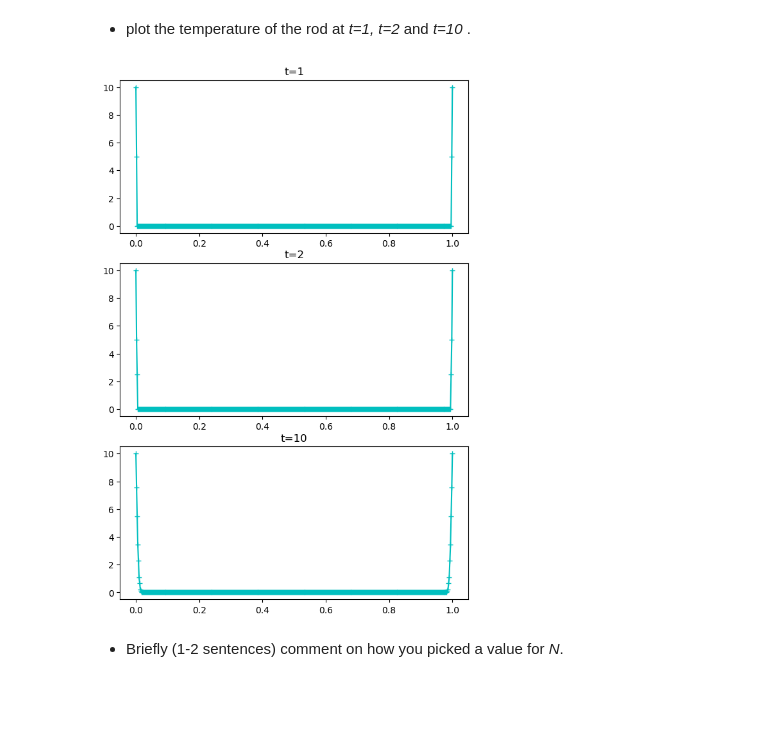
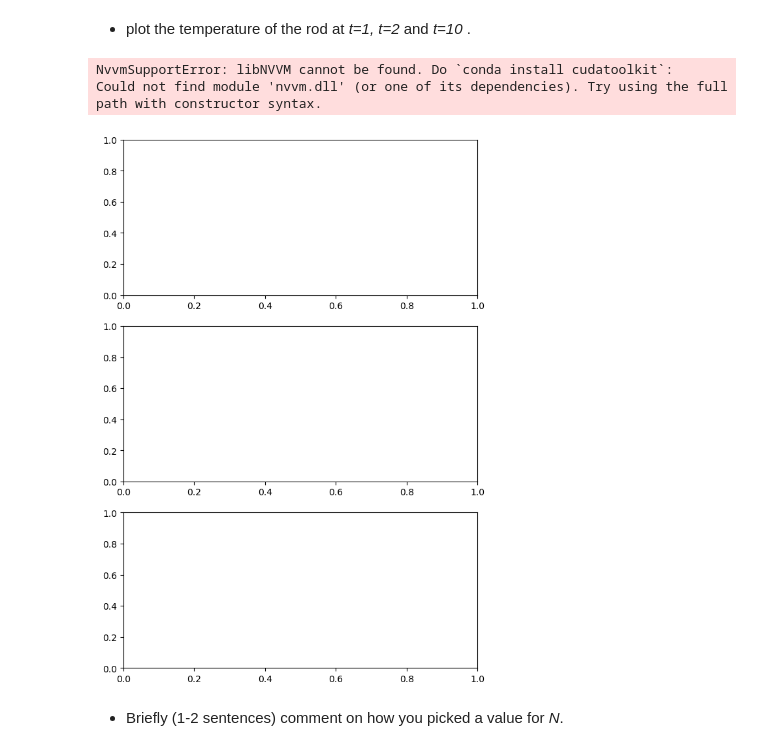
Before and after one commit to YRYoung/HPC, a Jupyter notebook: Assigenment/Assignment_2.ipynb, the cells around one changed output. Cells and saved outputs as stored; diff of their text form; code cells hidden in the pictures; blank space fills up the shorter version.

```diff
--- a/Assigenment/Assignment_2.ipynb
+++ b/Assigenment/Assignment_2.ipynb
@@ -280,0 +219,20 @@ plt.show()
+# %%
+% matplotlib inline
+from matplotlib import pyplot as plt
+from matplotlib import cm
+
+N = 500
+t = 400
+
+sol = solve_u(N, t)
+fig = plt.figure(figsize=(8, 8))
+ax = fig.gca(projection='3d')
+ticksX = np.linspace(0, t, N * t + 1)
+ticksY = np.linspace(0, 1, N + 1)
+X, Y = np.meshgrid(ticksX, ticksY)
+surf = ax.plot_surface(X, Y, sol, antialiased=False, cmap=cm.coolwarm)
+ax.set_xlabel(r'$t$')
+ax.set_ylabel(r'$x$')
+ax.set_zlabel(r'$temperature$')
+
+plt.show()
@@ -281,25 +241,27 @@ plt.show()
 # %% [markdown]
 * plot the temperature of the rod at *t=1, t=2* and *t=10* .
 # %%
-from scipy.sparse.linalg import spsolve
+from tqdm.notebook import tqdm
 import matplotlib.pyplot as plt
+import numpy as np
 
-Ts = [1, 2, 10]
-N = 500
+N = 120
+Ts = np.array([1, 2, 10]) * N
 
 fig, ax = plt.subplots(len(Ts), 1, figsize=(7, len(Ts) * 3.5))
-for i, t in enumerate(Ts):
-    A, f = generate_tem_mat(N)
-    u = spsolve(A, f).reshape((N + 1, N + 1))
+u = solve_u_gpu(N, np.max(Ts))
 
-    x = np.linspace(0, N, N + 1)
-    ax[i].plot(x / N, u[t, :], 'c+-')
-    # ax[i].plot(x, u[t - 1:len(u):N + 1])
-    ax[i].set_title('t=' + str(t))
+x = np.linspace(0, 1, N + 1)
+
+for count, t in enumerate(tqdm(Ts)):
+    ax[count].plot(x, u[:, t], 'c+-')
+    ax[count].set_title('t=' + str(t / N))
 
 plt.show()
 # %% [output]
+NvvmSupportError: libNVVM cannot be found. Do `conda install cudatoolkit`:
+Could not find module 'nvvm.dll' (or one of its dependencies). Try using the full path with constructor syntax.
-[figure, old version]
+[figure, new version]
 # %% [markdown]
 * Briefly (1-2 sentences) comment on how you picked a value for *N*.
 # %% [markdown]
```
Also changed, not shown: parts of 17 cells of this notebook, 1 other file.
